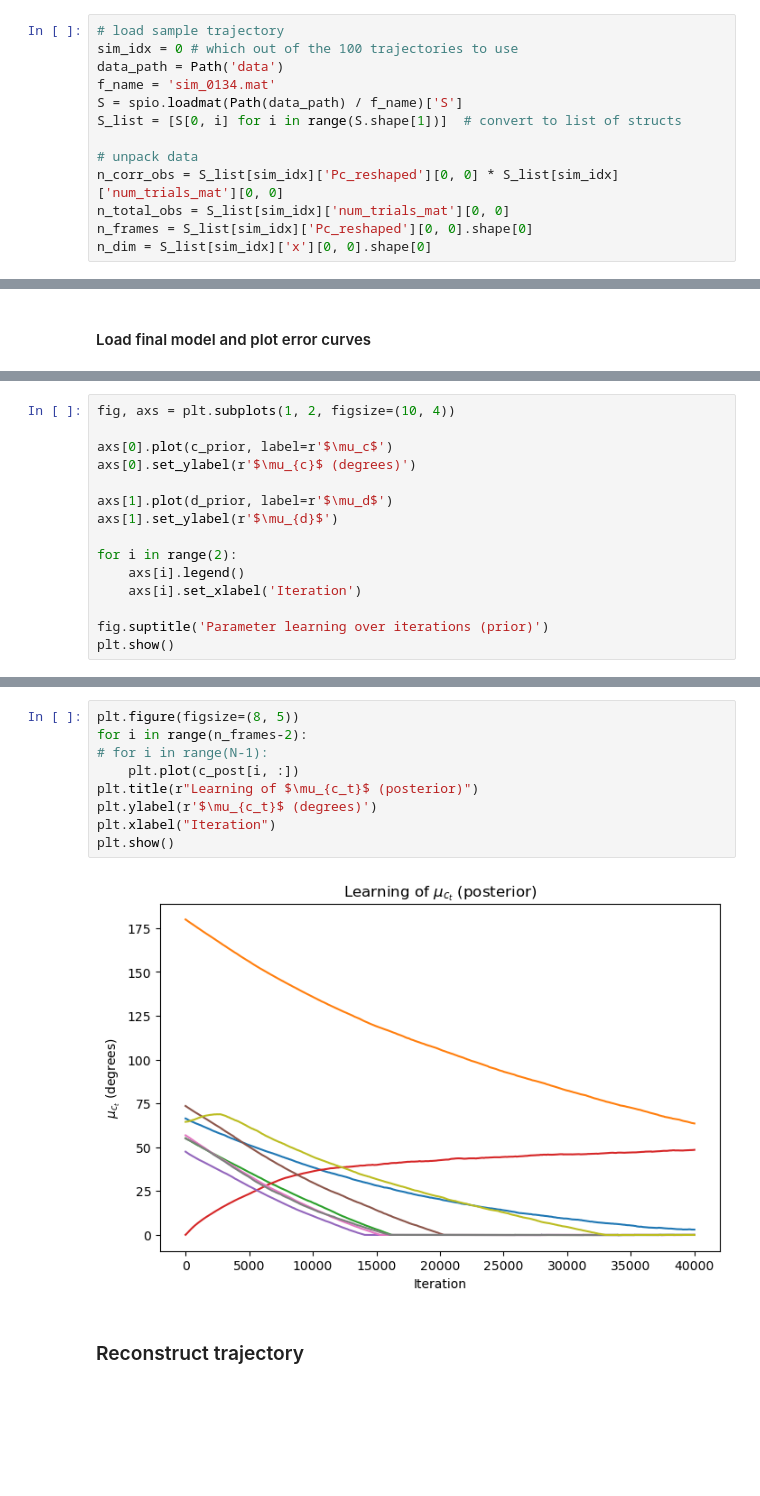
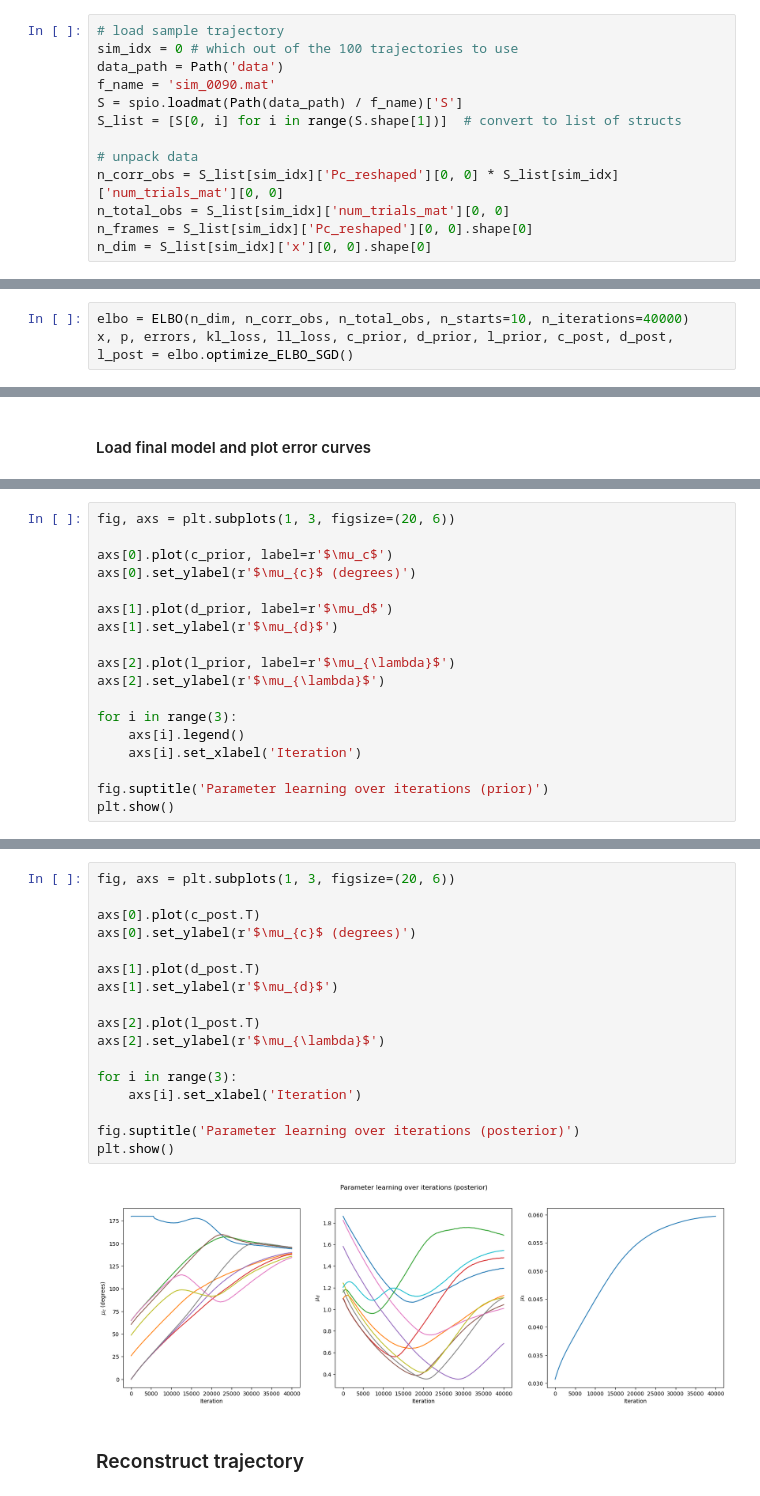
Before and after one commit to nguyen-td/perceptual-straightening, a Jupyter notebook: main.ipynb, the cells around one changed output, grey strips where cells are left out. Drawn from its saved outputs; the diff is of its cells as text; blank space fills up the shorter version.

```diff
--- a/main.ipynb
+++ b/main.ipynb
@@ -19,7 +19,7 @@ import os
 # load sample trajectory
 sim_idx = 0 # which out of the 100 trajectories to use
 data_path = Path('data')
-f_name = 'sim_0134.mat'
+f_name = 'sim_0090.mat'
 S = spio.loadmat(Path(data_path) / f_name)['S']
 S_list = [S[0, i] for i in range(S.shape[1])]  # convert to list of structs
 
@@ -174,0 +33,3 @@ Epoch: 39750, Loss: 466.98771046984547
+# %%
+elbo = ELBO(n_dim, n_corr_obs, n_total_obs, n_starts=10, n_iterations=40000)
+x, p, errors, kl_loss, ll_loss, c_prior, d_prior, l_prior, c_post, d_post, l_post = elbo.optimize_ELBO_SGD()
@@ -204,5 +83,5 @@ axs[1].legend()
 # %%
-fig, axs = plt.subplots(1, 2, figsize=(10, 4))
+fig, axs = plt.subplots(1, 3, figsize=(20, 6))
 
 axs[0].plot(c_prior, label=r'$\mu_c$')
 axs[0].set_ylabel(r'$\mu_{c}$ (degrees)')
@@ -210,7 +89,10 @@ axs[0].set_ylabel(r'$\mu_{c}$ (degrees)')
 axs[1].plot(d_prior, label=r'$\mu_d$')
 axs[1].set_ylabel(r'$\mu_{d}$')
 
-for i in range(2):
+axs[2].plot(l_prior, label=r'$\mu_{\lambda}$')
+axs[2].set_ylabel(r'$\mu_{\lambda}$')
+
+for i in range(3):
     axs[i].legend()
     axs[i].set_xlabel('Iteration')
 
@@ -221,14 +103,22 @@ plt.show()
 # %%
-plt.figure(figsize=(8, 5))
-for i in range(n_frames-2):
-# for i in range(N-1):
-    plt.plot(c_post[i, :])
-plt.title(r"Learning of $\mu_{c_t}$ (posterior)")
-plt.ylabel(r'$\mu_{c_t}$ (degrees)')
-plt.xlabel("Iteration")
+fig, axs = plt.subplots(1, 3, figsize=(20, 6))
+
+axs[0].plot(c_post.T)
+axs[0].set_ylabel(r'$\mu_{c}$ (degrees)')
+
+axs[1].plot(d_post.T)
+axs[1].set_ylabel(r'$\mu_{d}$')
+
+axs[2].plot(l_post.T)
+axs[2].set_ylabel(r'$\mu_{\lambda}$')
+
+for i in range(3):
+    axs[i].set_xlabel('Iteration')
+
+fig.suptitle('Parameter learning over iterations (posterior)')
 plt.show()
 # %% [output]
-[figure, old version]
+[figure, new version]
 # %% [markdown]
 ### Reconstruct trajectory
 # %%
```
Also changed, not shown: parts of 14 cells of this notebook, 5 other files.
